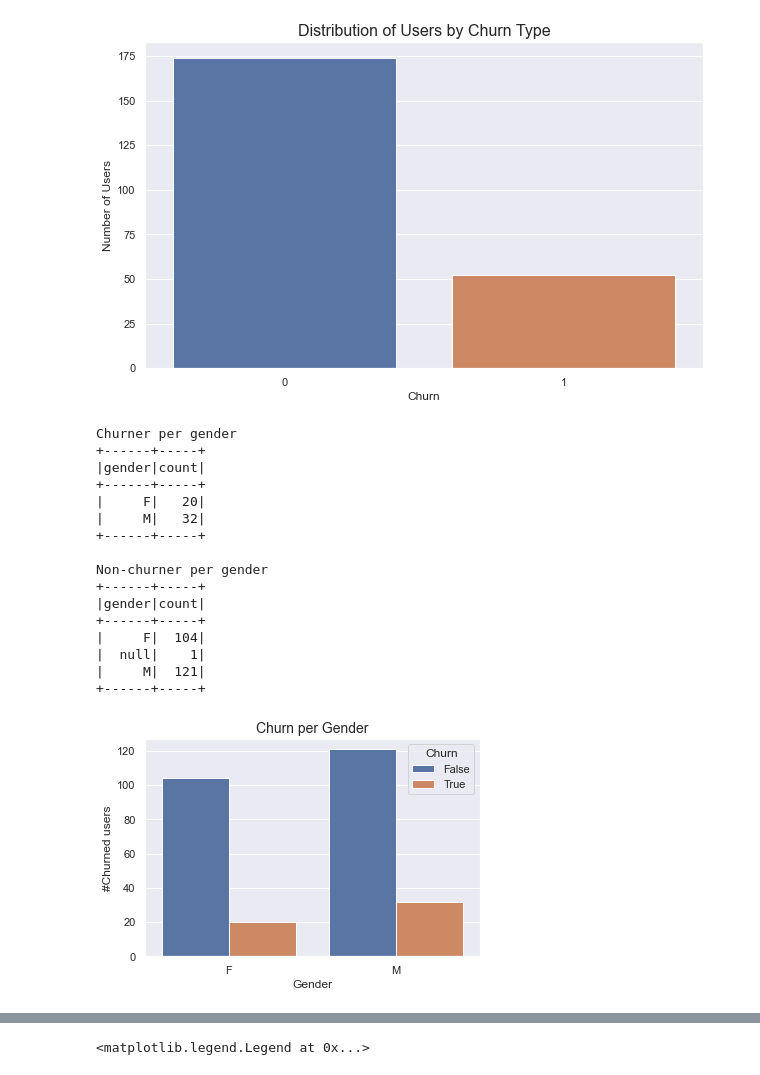
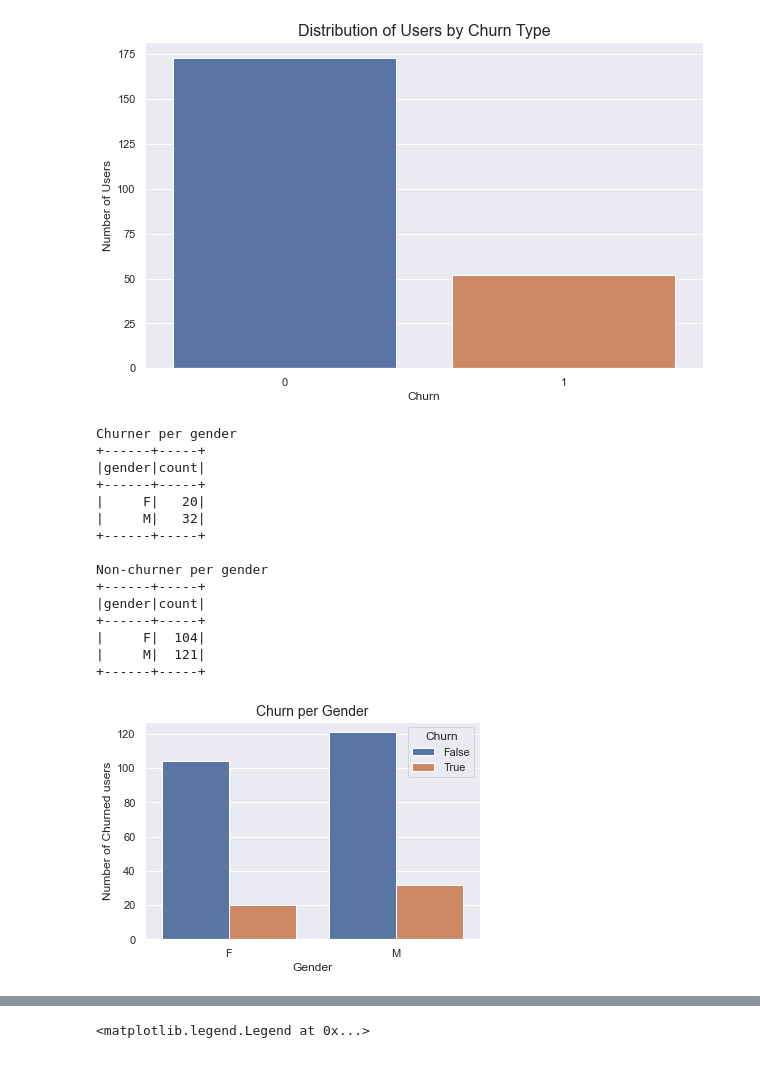
Before and after one commit to peterle93/Customer-Churn-Prediction-with-Spark, a Jupyter notebook: Sparkify.ipynb, the cells around one changed output, grey strips where cells are left out. Saved outputs shown, nothing was run; the diff lists cells and outputs as text; code cells hidden in the pictures.

```diff
--- a/Sparkify.ipynb
+++ b/Sparkify.ipynb
@@ -146,14 +133,14 @@ print('Total activity records: ', df.count())
 Total activity records:  286500
 # %%
 # Total sessions after removing duplicates based on user and session id
-df_valid = df.dropna(how = "any", subset = ["userId", "sessionId"])
-df_valid.count()
+df = df.dropna(how = "any", subset = ["userId", "sessionId"])
+df.count()
 # %% [output]
 286500
 # %%
 # Total number of sessions after removing blank user id
-df_valid = df_valid.filter(df_valid["userId"] != "")
-df_valid.count()
+df = df.filter(df["userId"] != "")
+df.count()
 # %% [output]
 278154
 # %%
@@ -323,25 +290,24 @@ Non-churner per gender
 |gender|count|
 +------+-----+
 |     F|  104|
-|  null|    1|
 |     M|  121|
 +------+-----+
 # %%
 # Churn per gender plot
 churn_gender_pd = df.filter(df.page == 'Cancellation Confirmation').select(['userId', 'gender']).drop_duplicates().groupby('gender').count().toPandas()
 churn_gender_pd['Churn'] = True
 nonchurn_gender_pd = df.filter(df.page != 'Cancellation Confirmation').select(['userId', 'gender']).drop_duplicates().groupby('gender').count().toPandas()
 nonchurn_gender_pd['Churn'] = False
 churn_gender = pd.concat([churn_gender_pd,nonchurn_gender_pd], sort=False, ignore_index=True)
 
-# Plot
+# Plot churn per gender
 sns.barplot(x='gender', y='count', hue='Churn', data=churn_gender)
 plt.xlabel('Gender', fontsize=12)
-plt.ylabel('#Churned users', fontsize=12)
+plt.ylabel('Number of Churned users', fontsize=12)
 plt.title('Churn per Gender', fontsize=14)
 plt.show()
 # %% [output]
-[figure, old version]
+[figure, new version]
 # %%
 # All user activity types
 pages = df.groupby('page','method').count().sort('method')
```
Also changed, not shown: parts of 58 cells of this notebook.
